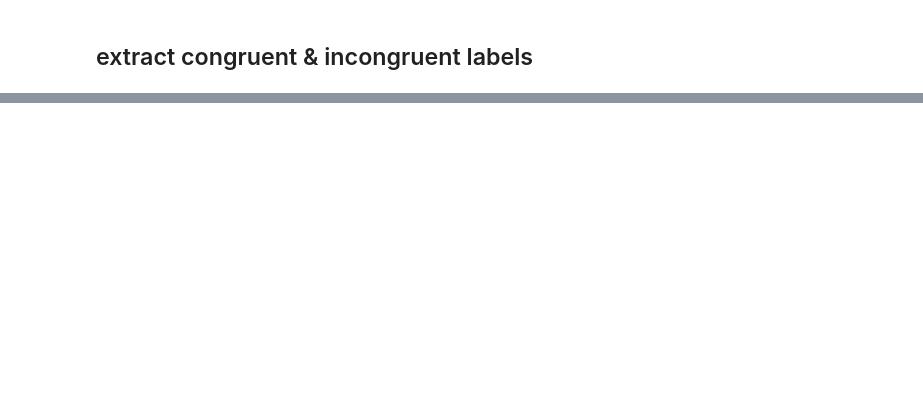
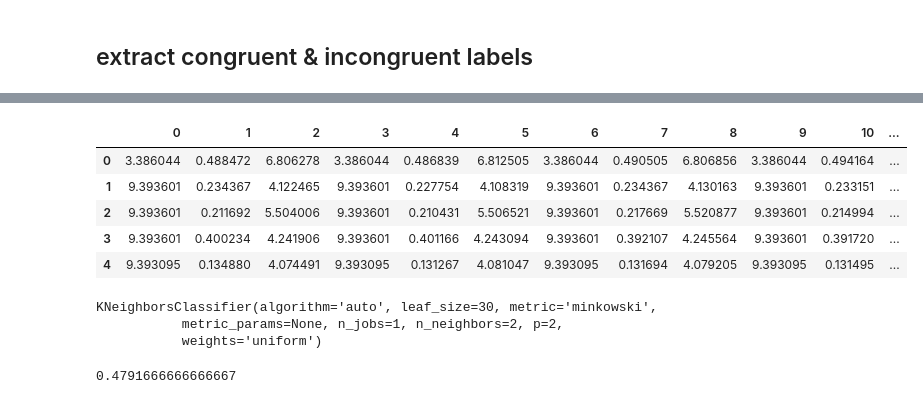
Before and after one commit to edrias/seniorprojecteeg, a Jupyter notebook: PCA/Emmanuil-PCA.ipynb, the cells around one changed output, grey strips where cells are left out. Drawn from its saved outputs; the diff is of its cells as text; code cells hidden in the pictures; blank space fills up the shorter version.

```diff
--- a/PCA/Emmanuil-PCA.ipynb
+++ b/PCA/Emmanuil-PCA.ipynb
@@ -139,2 +180,4 @@ results.shape
 # %% [markdown]
 ## extract congruent & incongruent labels
+# %%
+events = epoch.events[:,-1]
@@ -141,2 +200,11 @@ results.shape
 # %%
-df = pd.DataFrame()
+df = pd.DataFrame(data = results)
+df['labels'] = events
+df.head()
+# %% [output]
+|  | 0 | 1 | 2 | 3 | 4 | 5 | 6 | 7 | 8 | 9 | 10 | ... |
+| 0 | 3.386044 | 0.488472 | 6.806278 | 3.386044 | 0.486839 | 6.812505 | 3.386044 | 0.490505 | 6.806856 | 3.386044 | 0.494164 | ... |
+| 1 | 9.393601 | 0.234367 | 4.122465 | 9.393601 | 0.227754 | 4.108319 | 9.393601 | 0.234367 | 4.130163 | 9.393601 | 0.233151 | ... |
+| 2 | 9.393601 | 0.211692 | 5.504006 | 9.393601 | 0.210431 | 5.506521 | 9.393601 | 0.217669 | 5.520877 | 9.393601 | 0.214994 | ... |
+| 3 | 9.393601 | 0.400234 | 4.241906 | 9.393601 | 0.401166 | 4.243094 | 9.393601 | 0.392107 | 4.245564 | 9.393601 | 0.391720 | ... |
+| 4 | 9.393095 | 0.134880 | 4.074491 | 9.393095 | 0.131267 | 4.081047 | 9.393095 | 0.131694 | 4.079205 | 9.393095 | 0.131495 | ... |
@@ -143 +221,12 @@ df = pd.DataFrame()
+# %%
+knn = KNeighborsClassifier(n_neighbors=2)
+knn.fit(X_train, y_train.ravel())
+# %% [output]
+KNeighborsClassifier(algorithm='auto', leaf_size=30, metric='minkowski',
+           metric_params=None, n_jobs=1, n_neighbors=2, p=2,
+           weights='uniform')
+# %%
+knn.score(X_test, y_test)
+# %% [output]
+0.4791666666666667
 # %%
```
Also changed, not shown: parts of 33 cells of this notebook, 8 other files.
